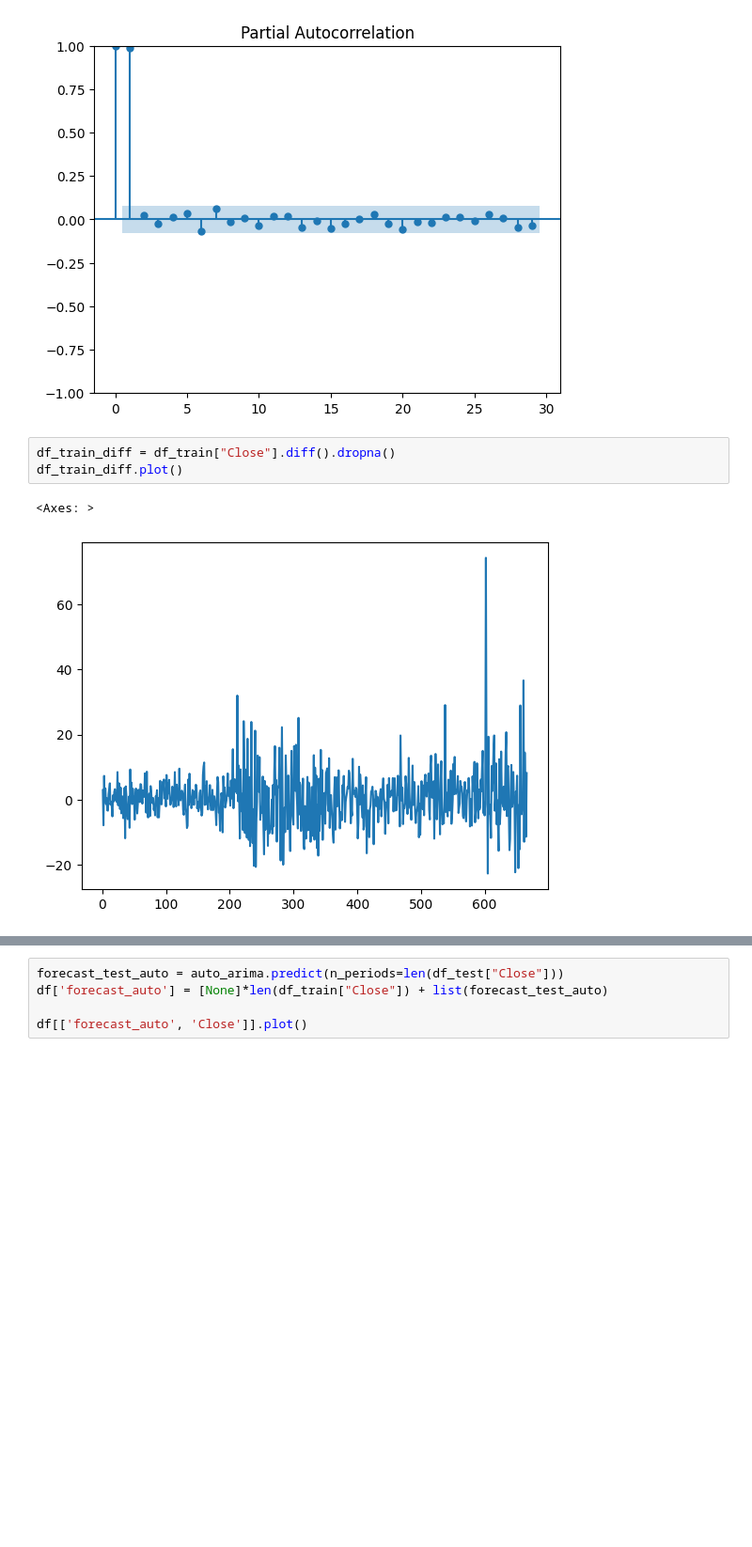
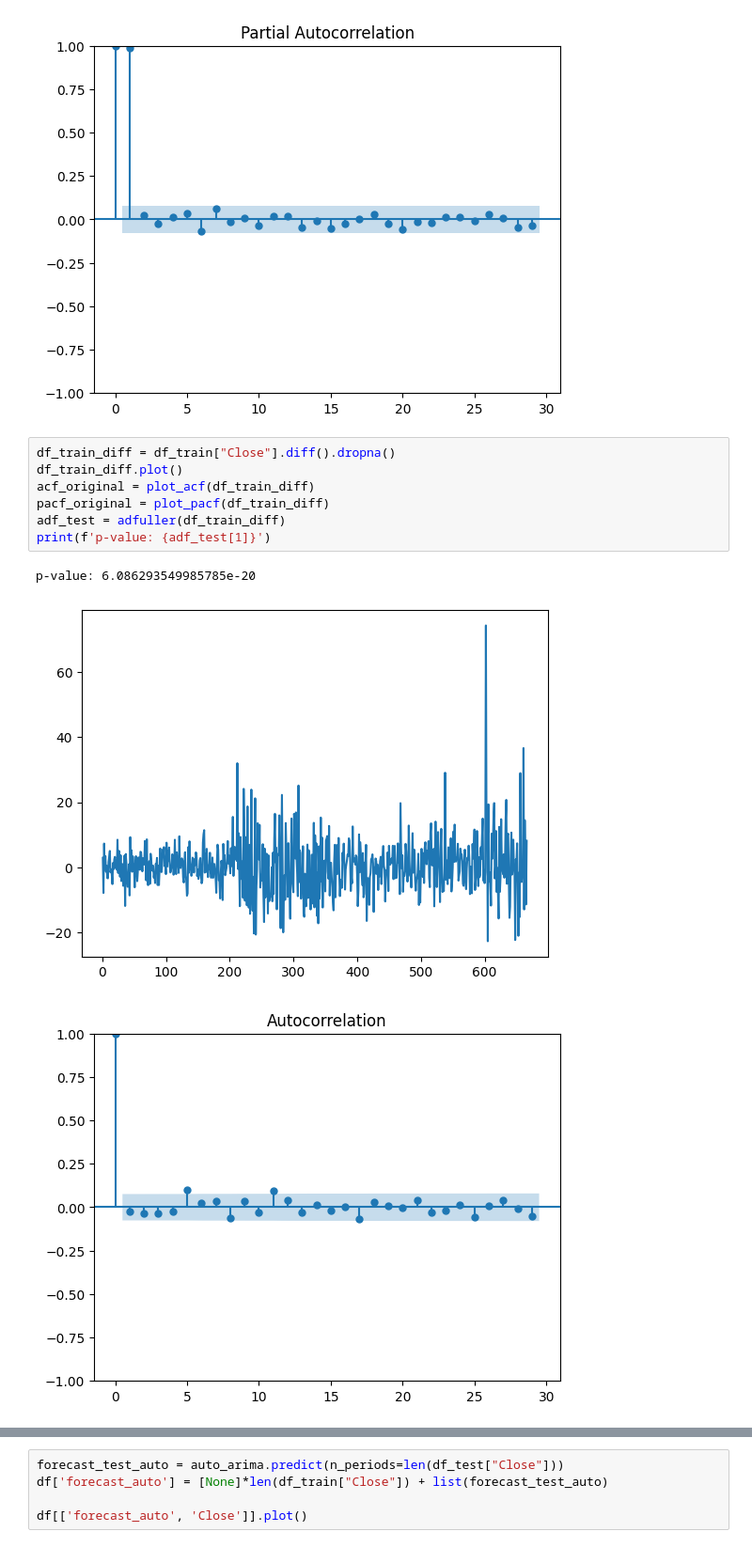
Before and after one commit to ethan-cyj/NUS-Fintech-Project-1, a Jupyter notebook: arima.ipynb, the cells around one changed output, grey strips where cells are left out. Shown at 94% size. Cells and saved outputs as stored; diff of their text form; blank space fills up the shorter version.

```diff
--- a/arima.ipynb
+++ b/arima.ipynb
@@ -25,6 +25,11 @@ p-value: 0.9759879740013196
 # %%
 df_train_diff = df_train["Close"].diff().dropna()
 df_train_diff.plot()
+acf_original = plot_acf(df_train_diff)
+pacf_original = plot_pacf(df_train_diff)
+adf_test = adfuller(df_train_diff)
+print(f'p-value: {adf_test[1]}')
 # %% [output]
-<Axes: >
+p-value: 6.086293549985785e-20
 [figure]
+[figure, added]
```
Also changed, not shown: parts of 4 cells of this notebook, 4 other files.
